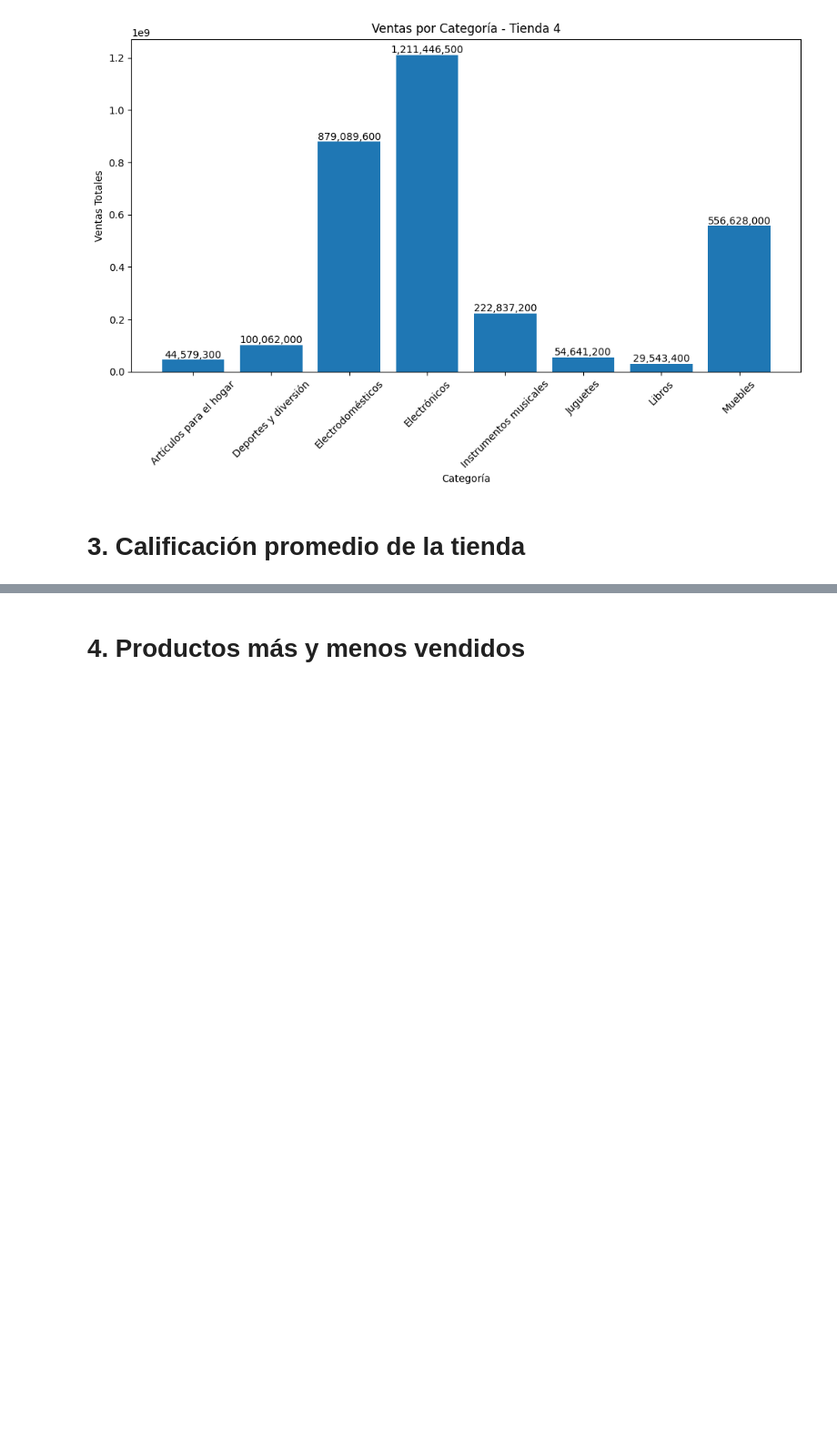
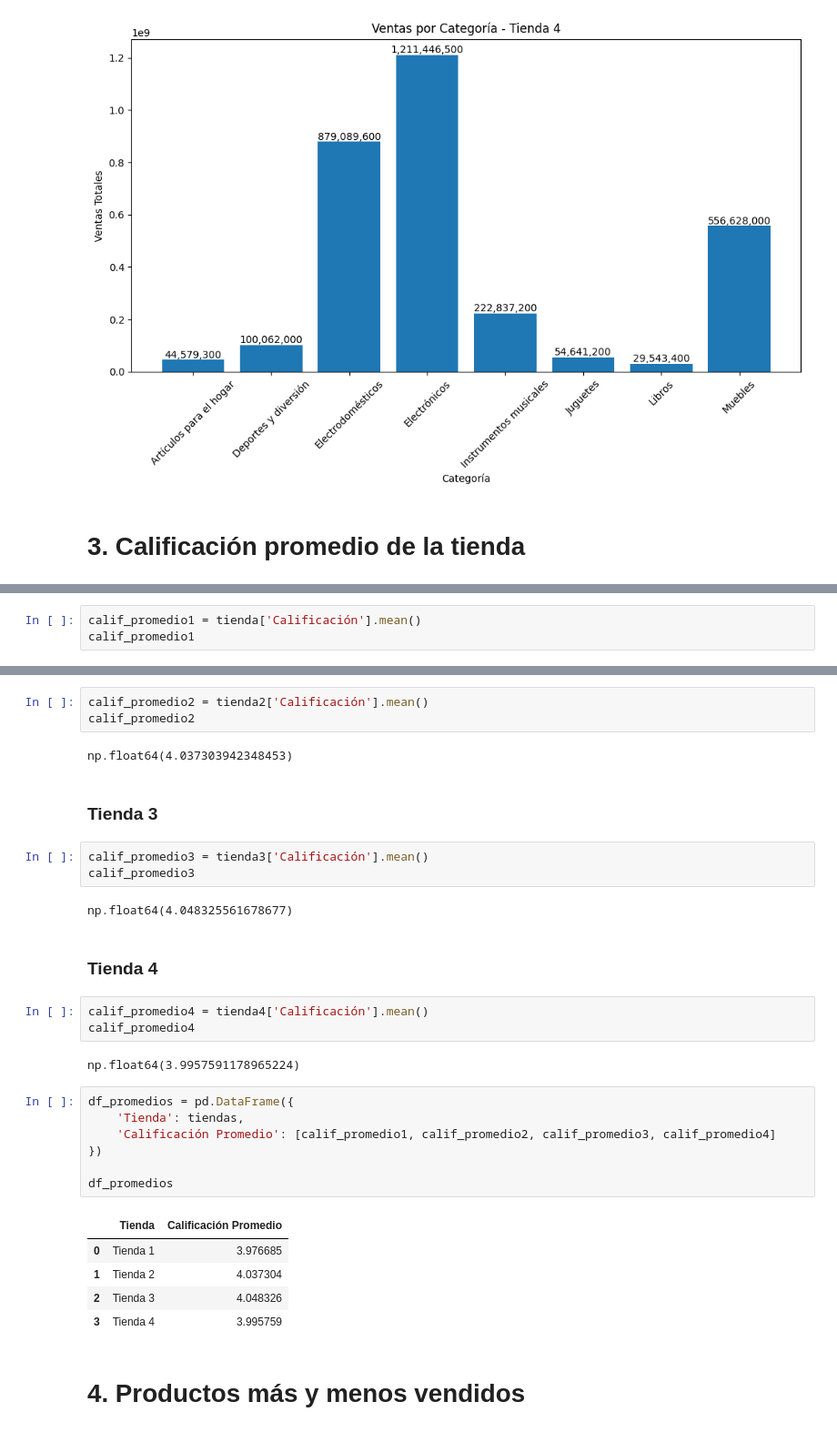
Before and after one commit to FernandoC1998/AluraStore_FCG, a Jupyter notebook: AluraStoreLatam.ipynb, the cells around one changed output, grey strips where cells are left out. Shown at 91% size. Saved outputs shown, nothing was run; the diff lists cells and outputs as text; blank space fills up the shorter version.

```diff
--- a/AluraStoreLatam.ipynb
+++ b/AluraStoreLatam.ipynb
@@ -284,0 +287,3 @@ plt.show()
+# %%
+calif_promedio1 = tienda['Calificación'].mean()
+calif_promedio1
@@ -285,3 +294,35 @@ plt.show()
+# %%
+calif_promedio2 = tienda2['Calificación'].mean()
+calif_promedio2
+# %% [output]
+np.float64(4.037303942348453)
+# %% [markdown]
+### **Tienda 3**
+# %%
+calif_promedio3 = tienda3['Calificación'].mean()
+calif_promedio3
+# %% [output]
+np.float64(4.048325561678677)
+# %% [markdown]
+### **Tienda 4**
+# %%
+calif_promedio4 = tienda4['Calificación'].mean()
+calif_promedio4
+# %% [output]
+np.float64(3.9957591178965224)
+# %%
+df_promedios = pd.DataFrame({
+    'Tienda': tiendas,
+    'Calificación Promedio': [calif_promedio1, calif_promedio2, calif_promedio3, calif_promedio4]
+})
+
+df_promedios
+# %% [output]
+|  | Tienda | Calificación Promedio |
+| 0 | Tienda 1 | 3.976685 |
+| 1 | Tienda 2 | 4.037304 |
+| 2 | Tienda 3 | 4.048326 |
+| 3 | Tienda 4 | 3.995759 |
 # %% [markdown]
 # 4. Productos más y menos vendidos
 # %% [markdown]
```
Also changed, not shown: parts of 3 cells of this notebook.
